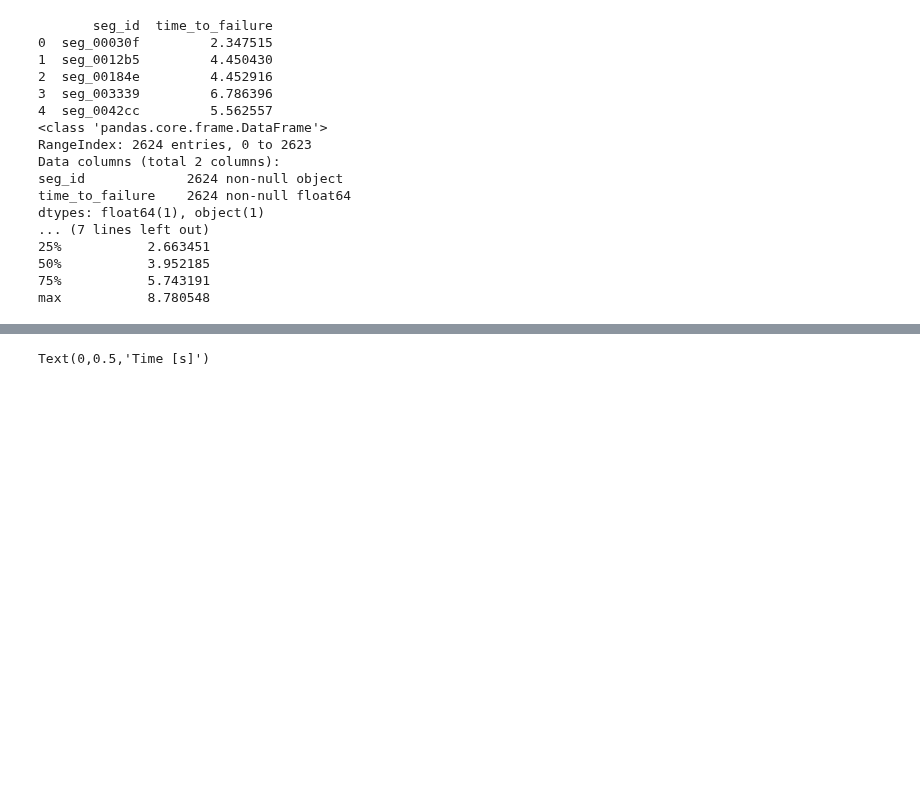
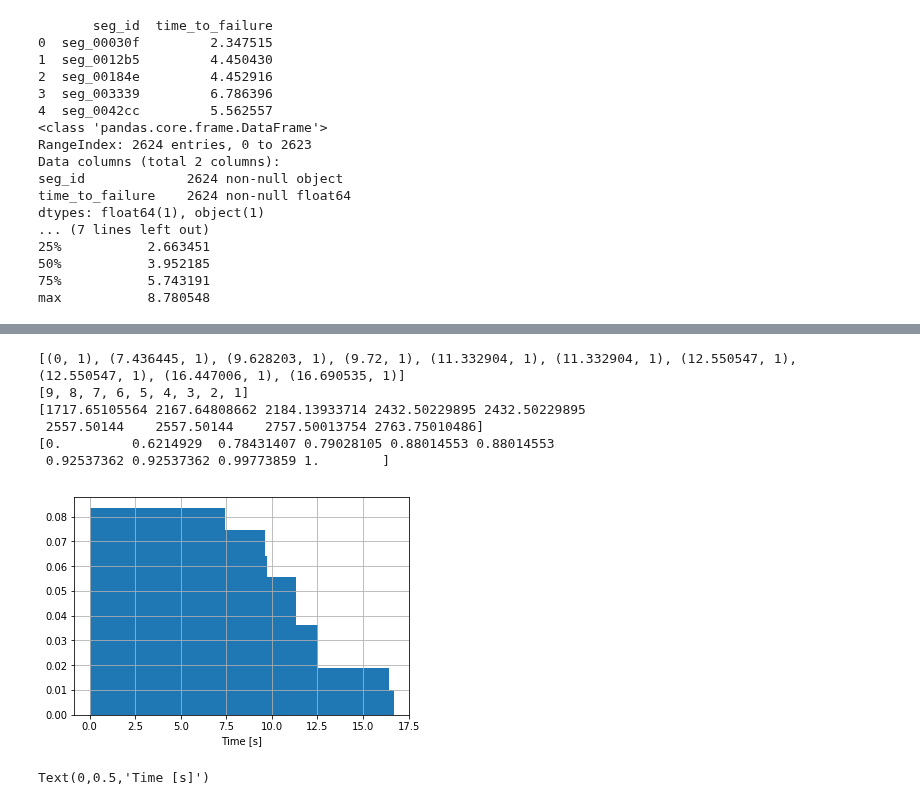
Before and after one commit to ido90/Earthquakes, a Jupyter notebook: Fitting Test Distribution.ipynb, the cells around one changed output, grey strips where cells are left out. Saved outputs shown, nothing was run; the diff lists cells and outputs as text; code cells hidden in the pictures; blank space fills up the shorter version.

```diff
--- a/Fitting Test Distribution.ipynb
+++ b/Fitting Test Distribution.ipynb
@@ -115,3 +140,15 @@ p = Projector(group='test', verbose=True)
+# %%
+p = Projector(group='test', verbose=True)
+p.plot_hist(1e5)
+plt.title('Test TTF Distribution')
+# %% [output]
+[(0, 1), (7.436445, 1), (9.628203, 1), (9.72, 1), (11.332904, 1), (11.332904, 1), (12.550547, 1), (12.550547, 1), (16.447006, 1), (16.690535, 1)]
+[9, 8, 7, 6, 5, 4, 3, 2, 1]
+[1717.65105564 2167.64808662 2184.13933714 2432.50229895 2432.50229895
+ 2557.50144    2557.50144    2757.50013754 2763.75010486]
+[0.         0.6214929  0.78431407 0.79028105 0.88014553 0.88014553
+ 0.92537362 0.92537362 0.99773859 1.        ]
+[figure, added]
 # %%
 plt.plot(range(101), [p.q2t(i/100) for i in range(101)])
 plt.grid()
```
Also changed, not shown: parts of 3 cells of this notebook, 1 other file.
